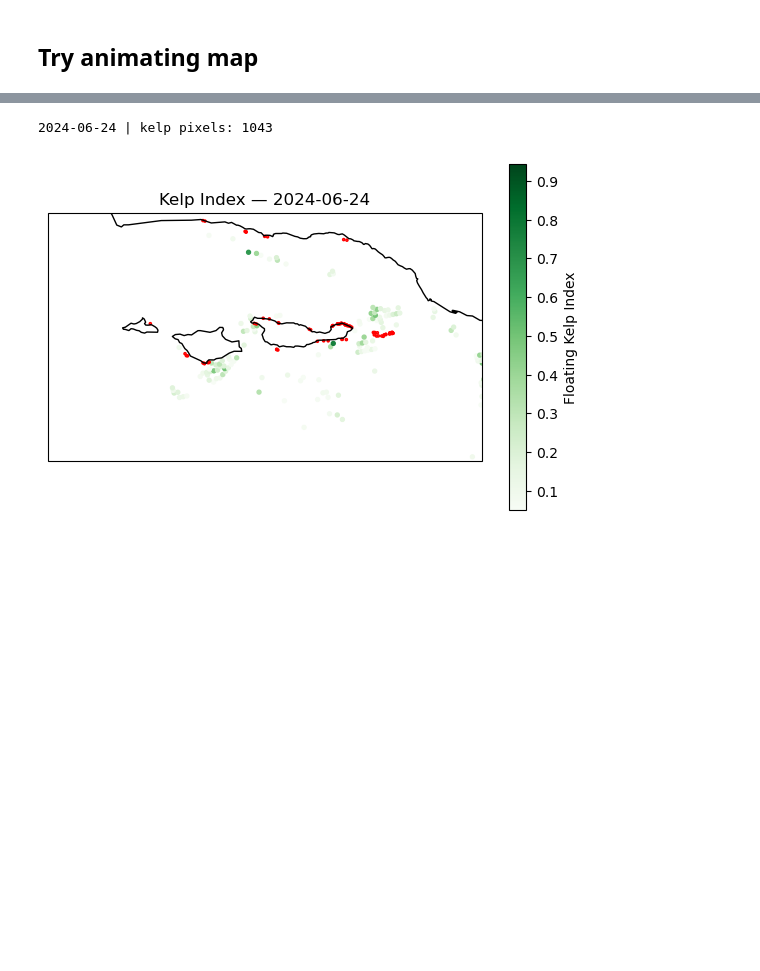
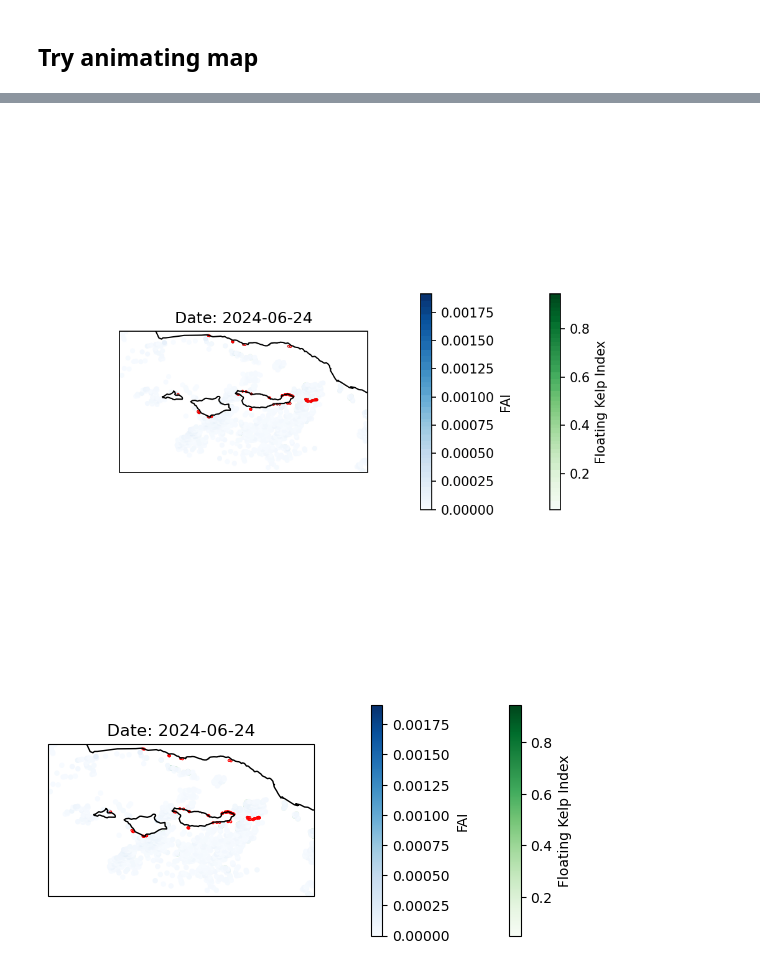
Before and after one commit to fish-pace/2026-proj-kelp-west, a Jupyter notebook: contributor_folders/tena/kelp_color.ipynb, the cells around one changed output, grey strips where cells are left out. Saved outputs shown, nothing was run; the diff lists cells and outputs as text; code cells hidden in the pictures; blank space fills up the shorter version.

```diff
--- a/contributor_folders/tena/kelp_color.ipynb
+++ b/contributor_folders/tena/kelp_color.ipynb
@@ -1108,4 +1113,4 @@ def compute_kelp_index(ds):
 
     kelp_index = (R_nir - R_red) / (R_nir + R_red)
 
-    return kelp_index, red_wl, nir_wl
+    return kelp_index
@@ -1356,7 +1393,8 @@ import numpy as np
 import matplotlib.pyplot as plt
 from matplotlib.patches import Circle
 
-KELP_THRESH = 0.05  # deliberately low for now
+KELP_THRESH = 0.05  # threshold for kelp index
+FAI_THRESH = 0.0    # threshold for FAI
 
 fig, ax = plt.subplots(
     figsize=(7,6),
@@ -1373,49 +1411,63 @@ ax.set_extent([
 ax.coastlines(resolution="10m")
 ax.add_feature(cfeature.BORDERS, linewidth=0.5)
 
-sc = ax.scatter(
-    [0], [0],
-    s=8,
-    c=[KELP_THRESH],
-    cmap="Greens",
-    vmin=KELP_THRESH,
-    vmax=max(frame["kelp_idx"].max() for frame in frames),  # max across all frames
-    transform=ccrs.PlateCarree()
-)
+# initial empty scatter plots
+sc_kelp = ax.scatter([], [], s=8, c=[], cmap="Greens",
+                     vmin=KELP_THRESH,
+                     vmax=max(frame["kelp_idx"].max() for frame in frames),
+                     transform=ccrs.PlateCarree())
 
-# add kelp forests
+sc_fai = ax.scatter([], [], s=8, c=[], cmap="Blues",
+                    vmin=FAI_THRESH,
+                    vmax=max(frame["fai"].max() for frame in frames),
+                    transform=ccrs.PlateCarree())
+
+# add kelp forest static circles
 kelp_circles = []
 for _, row in kelp_points.iterrows():
     circle = Circle((row["lon"], row["lat"]), 0.003, color='red', fill=False, linewidth=1.5)
     ax.add_patch(circle)
     kelp_circles.append(circle)
 
-cbar = plt.colorbar(sc, ax=ax, shrink=0.75)
-cbar.set_label("Floating Kelp Index")
+# colorbars
+cbar_kelp = plt.colorbar(sc_kelp, ax=ax, shrink=0.5, pad=0.15)
+cbar_kelp.set_label("Floating Kelp Index")
+
+cbar_fai = plt.colorbar(sc_fai, ax=ax, shrink=0.5, pad=0.15)
+cbar_fai.set_label("FAI")
 
 title = ax.set_title("")
 
 def update(i):
     frame = frames[i]
-
     kelp = frame["kelp_idx"]
+    fai = frame["fai"]
     lat = frame["lat"]
     lon = frame["lon"]
 
-    mask = kelp > KELP_THRESH
+    mask_kelp = kelp > KELP_THRESH
+    mask_fai = fai > FAI_THRESH
 
-    print(f"{frame['date'].date()} | kelp pixels:", np.sum(mask))
+    # update kelp scatter
+    if np.sum(mask_kelp) == 0:
+        sc_kelp.set_offsets(np.empty((0, 2)))
+        sc_kelp.set_array(np.array([]))
+    else:
+        offsets_kelp = np.column_stack((lon[mask_kelp], lat[mask_kelp]))
+        sc_kelp.set_offsets(offsets_kelp)
+        sc_kelp.set_array(kelp[mask_kelp])
 
-    if np.sum(mask) == 0:
-        sc.set_offsets(np.empty((0, 2)))
-        sc.set_array(np.array([]))
+    # update FAI scatter
+    if np.sum(mask_fai) == 0:
+        sc_fai.set_offsets(np.empty((0, 2)))
+        sc_fai.set_array(np.array([]))
     else:
-        offsets = np.column_stack((lon[mask], lat[mask]))
-        sc.set_offsets(offsets)
-        sc.set_array(kelp[mask])
+        offsets_fai = np.column_stack((lon[mask_fai], lat[mask_fai]))
+        sc_fai.set_offsets(offsets_fai)
+        sc_fai.set_array(fai[mask_fai])
 
-    title.set_text(f"Kelp Index — {frame['date'].date()}")
-    return sc,
+    title.set_text(f"Date: {frame['date'].date()}")
+    return sc_kelp, sc_fai
 
 anim = FuncAnimation(
     fig,
@@ -1425,6 +1477,12 @@ anim = FuncAnimation(
     blit=False
 )
 
-from IPython.display import HTML
-HTML(anim.to_jshtml())
+anim.save(
+    "kelp_daily.gif",
+    writer="pillow",
+    dpi=150
+)
+
+from IPython.display import Image
+Image(filename="kelp_daily.gif")
 # %% [output]
@@ -1437,3 +1489,3 @@ HTML(anim.to_jshtml())
-2024-06-24 | kelp pixels: 1043
-[figure, old version]
+[figure, new version]
+[figure, added]
 # %% [markdown]
```
Also changed, not shown: parts of 24 cells of this notebook, 3 other files.
